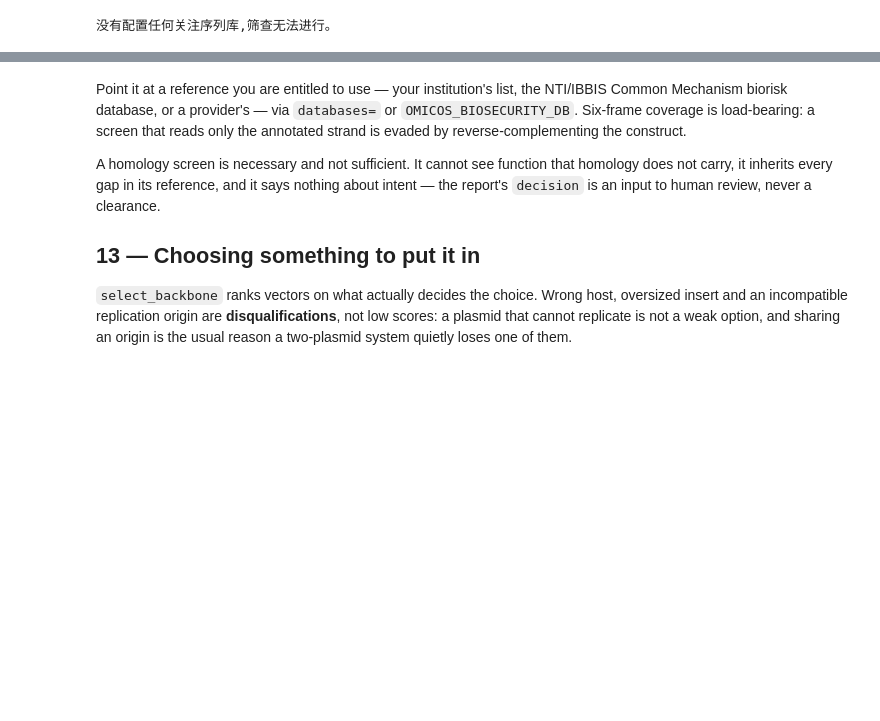
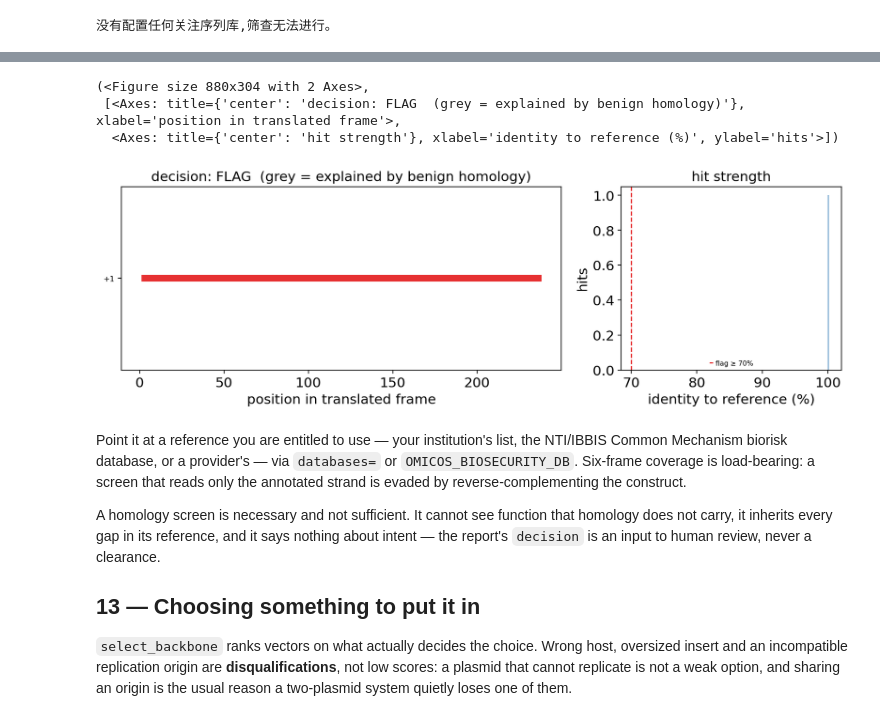
Before and after one commit to Starlitnightly/omicverse-tutorials, a Jupyter notebook: docs/Tutorials-synbio/t_synbio_06_design_to_order.ipynb, the cells around one changed output, grey strips where cells are left out. Saved outputs shown, nothing was run; the diff lists cells and outputs as text; code cells hidden in the pictures; blank space fills up the shorter version.

```diff
--- a/docs/Tutorials-synbio/t_synbio_06_design_to_order.ipynb
+++ b/docs/Tutorials-synbio/t_synbio_06_design_to_order.ipynb
@@ -342,0 +360,4 @@ except ValueError as exc:
+# %%
+reference = {'reference_entry_01': ov.synbio.reference_protein('gfp')}
+report = ov.synbio.screen_sequence(harmonised.sequence, databases=reference)
+print(report)
@@ -342,0 +375,6 @@ except ValueError as exc:
+# %%
+insert = ov.synbio.codon_optimize(ov.synbio.reference_protein('gfp'), host='e_coli').sequence
+forward = ov.synbio.screen_sequence(insert, databases=reference)
+flipped = ov.synbio.screen_sequence(ov.synbio.reverse_complement(insert), databases=reference)
+print('forward :', forward.decision, sorted({h.query_frame for h in forward.hits}))
+print('flipped :', flipped.decision, sorted({h.query_frame for h in flipped.hits}))
@@ -343,3 +393,10 @@ except ValueError as exc:
+# %%
+ov.synbio.plot_screening(forward)
+# %% [output]
+(<Figure size 880x304 with 2 Axes>,
+ [<Axes: title={'center': 'decision: FLAG  (grey = explained by benign homology)'}, xlabel='position in translated frame'>,
+  <Axes: title={'center': 'hit strength'}, xlabel='identity to reference (%)', ylabel='hits'>])
+[figure, added]
 # %% [markdown]
 Point it at a reference you are entitled to use — your institution's list, the NTI/IBBIS Common Mechanism biorisk database, or a provider's — via `databases=` or `OMICOS_BIOSECURITY_DB`. Six-frame coverage is load-bearing: a screen that reads only the annotated strand is evaded by reverse-complementing the construct.
 
```
Also changed, not shown: parts of 14 cells of this notebook, 1 other file.
